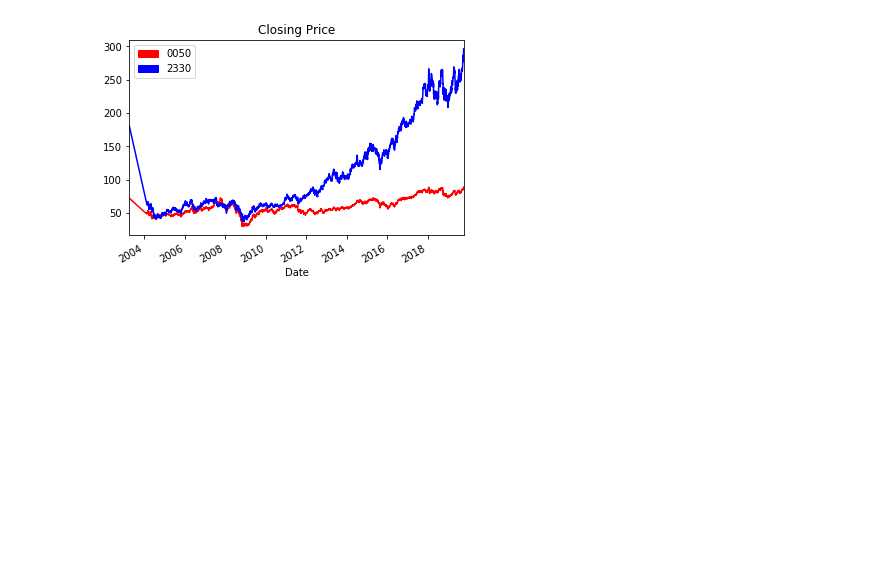
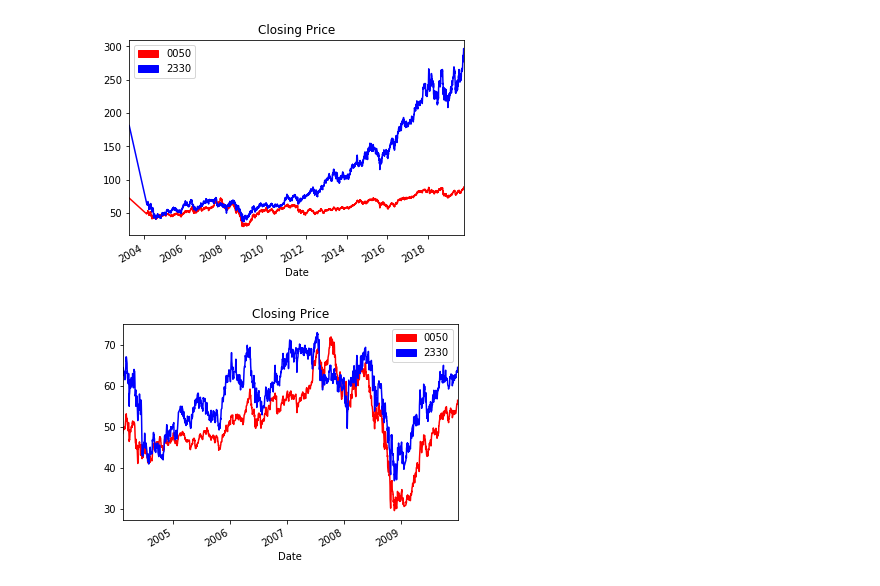
Before and after one commit to wayne315315/cheetah, a Jupyter notebook: demo.ipynb, the cells around one changed output. Saved outputs shown, nothing was run; the diff lists cells and outputs as text; code cells hidden in the pictures; blank space fills up the shorter version.

```diff
--- a/demo.ipynb
+++ b/demo.ipynb
@@ -1,14 +1,12 @@
 # %%
-import sqlite3
-
 import pandas as pd
 import matplotlib.pyplot as plt
 import matplotlib.patches as mpatches
 
-from config import DB
+from database import load_tw_stock
 
-conn = sqlite3.connect(DB)
-df = pd.read_sql_query("SELECT * FROM tw_stock", conn, index_col=["Security Code", "Date"] , parse_dates=["Date"])
+
+df = load_tw_stock() # this may take a while; might run out of memory
 # %%
 df.head()
 # %% [output]
@@ -45,3 +41,15 @@ plt.title(col)
 plt.show()
 # %% [output]
 [figure]
+# %%
+start = "2004-01-01"
+end = "2010-01-01"
+df[col].loc[code1].loc[start:end].plot(color="red")
+df[col].loc[code2].loc[start:end].plot(color="blue")
+red_patch = mpatches.Patch(color='red', label=code1)
+blue_patch = mpatches.Patch(color='blue', label=code2)
+plt.legend(handles=[red_patch, blue_patch])
+plt.title(col)
+plt.show()
+# %% [output]
+[figure, added]
```
Also changed, not shown: parts of 1 cell of this notebook, 3 other files.
